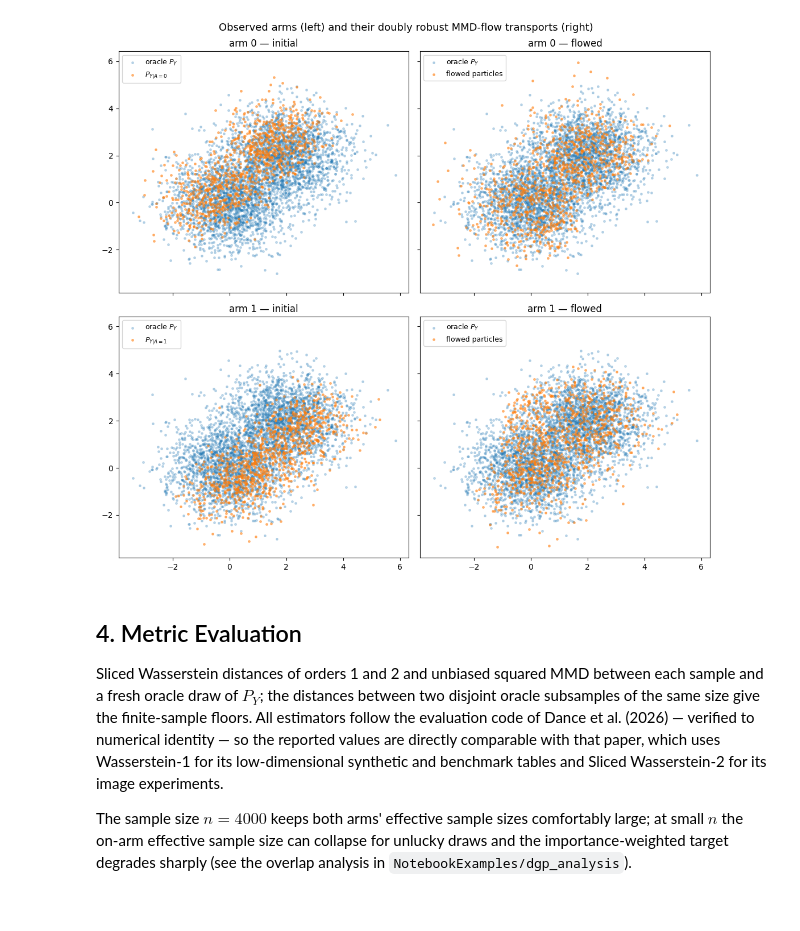
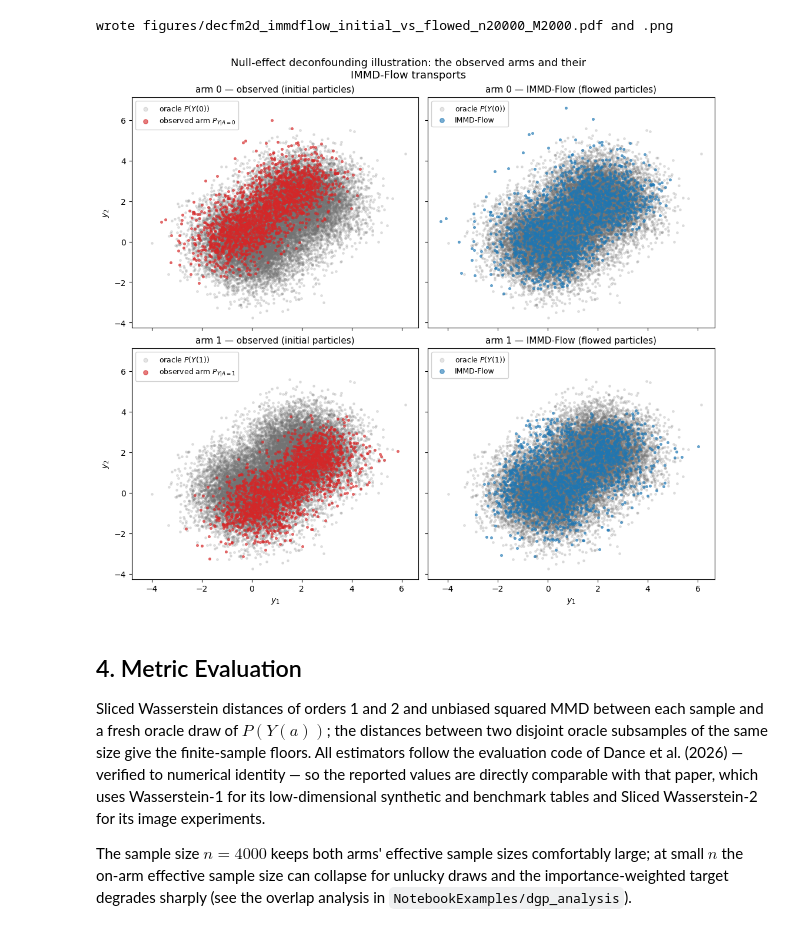
Before and after one commit to BariscanBozkurt/Interventional-MMD-Flow-Sampling, a Jupyter notebook: NotebookExamples/Interventional_MMD_Flow/DecFM_2D_Mixture_RBF_MMD_Flow_Euler.ipynb, the cells around one changed output. Drawn from its saved outputs; the diff is of its cells as text; code cells hidden in the pictures.

```diff
--- a/NotebookExamples/Interventional_MMD_Flow/DecFM_2D_Mixture_RBF_MMD_Flow_Euler.ipynb
+++ b/NotebookExamples/Interventional_MMD_Flow/DecFM_2D_Mixture_RBF_MMD_Flow_Euler.ipynb
@@ -48,6 +55,21 @@ the marginal.
 # %%
-n, m = 4000, 1000
-data = sample_decfm_2d_data(n_samples=n, confounding_strength=3.0, mixture_delta=2.0, seed=601)
+# The headline configuration of the simulation: 20000 logged rows, 2000 particles.
+n, m = 20000, 2000
+N_LANDMARKS = 1024        # --n_landmarks, the projected-Nystrom rank
+DATA_SEED = 0            # --data_seeds 0, the first headline seed
+N_REF = 2000             # --n_ref: the simulation's fixed reference draw
+
+data = sample_decfm_2d_data(n_samples=n, confounding_strength=3.0, mixture_delta=2.0,
+                            noise_std=0.2, seed=DATA_SEED)
+
+# The simulation scores every row against a FIXED reference draw taken on a disjoint seed,
+# not against this sample's own oracle counterpart: its first half scores the flow and its
+# second half is the floor. Reproduced here so the metrics below are comparable with the
+# headline CSV rather than merely similar.
+reference = sample_decfm_2d_data(n_samples=2 * N_REF, confounding_strength=3.0,
+                                 mixture_delta=2.0, noise_std=0.2,
+                                 seed=100000 + DATA_SEED)["Y_oracle"]
+Y_ref, Y_ref_2 = reference[:N_REF], reference[N_REF:]
 X, A_logged, Y_logged = data["X"], data["A_logged"], data["Y_logged"]
 Y_oracle = data["Y_oracle"]
 A_flat = A_logged.ravel()
@@ -114,33 +165,59 @@ kernel bandwidth.
 # %%
 step_size = 0.05 * kernel_y.length_scale.item() ** 2
+# Every SNAPSHOT_EVERY iterations the particle cloud is copied out, so section 5 can draw
+# the route each particle took. Snapshotting only clones a tensor -- it draws no random
+# number and touches no state -- so the transports and the metrics below are unaffected.
+SNAPSHOT_EVERY = 25
+N_ITERATIONS = 3000
 particles = {}
 for a in (0, 1):
     arm_idx = torch.nonzero(A_flat == a).ravel()
     generator = torch.Generator().manual_seed(0)
     init = Y_logged[arm_idx[torch.randperm(len(arm_idx), generator=generator)[:m]]].clone()
-    flowed, _ = mmd_gradient_flow(kernel_y, Y_logged, init, step_size=step_size,
-                                  n_iterations=3000, target_weights=v_dr[a], verbose=False)
-    particles[a] = {"initial": init, "flowed": flowed}
+    flowed, history = mmd_gradient_flow(kernel_y, Y_logged, init, step_size=step_size,
+                                        n_iterations=N_ITERATIONS, target_weights=v_dr[a],
+                                        snapshot_every=SNAPSHOT_EVERY, verbose=False)
+    particles[a] = {"initial": init, "flowed": flowed, "history": history}
 
-fig, axes = plt.subplots(2, 2, figsize=(11, 10), sharex=True, sharey=True)
+# ---- Figure 1: where the particles start and where IMMD-Flow puts them ----------
+FIGDIR, SAVE = "figures", True
+STEM1 = f"decfm2d_immdflow_initial_vs_flowed_n{n}_M{m}"
+
+fig, axes = plt.subplots(2, 2, figsize=(10.5, 9.4), sharex=True, sharey=True,
+                         layout="constrained")
 for a in (0, 1):
     for column, stage in enumerate(("initial", "flowed")):
         ax = axes[a, column]
-        ax.scatter(*np.asarray(Y_oracle).T, s=6, alpha=0.25, label="oracle $P_Y$")
-        ax.scatter(*np.asarray(particles[a][stage]).T, s=6, alpha=0.5,
-                   label=f"$P_{{Y|A={a}}}$" if stage == "initial" else "flowed particles")
-        ax.set_title(f"arm {a} — {stage}")
-        ax.legend(fontsize=9, loc="upper left")
-fig.suptitle("Observed arms (left) and their doubly robust MMD-flow transports (right)", fontsize=13)
-fig.tight_layout()
+        ax.scatter(*np.asarray(Y_oracle.cpu()).T, s=6, alpha=0.18, color="0.45",
+                   label=rf"oracle $P(Y({a}))$", zorder=1)
+        ax.scatter(*np.asarray(particles[a][stage].cpu()).T, s=7, alpha=0.6,
+                   color="tab:red" if stage == "initial" else "tab:blue",
+                   label=(rf"observed arm $P_{{Y|A={a}}}$" if stage == "initial"
+                          else "IMMD-Flow"), zorder=2)
+        ax.set_title(f"arm {a} — " + ("observed (initial particles)" if stage == "initial"
+                                      else "IMMD-Flow (flowed particles)"), fontsize=11)
+        ax.legend(fontsize=9, loc="upper left", framealpha=0.9, markerscale=2.0)
+        if a == 1:
+            ax.set_xlabel("$y_1$")
+        if column == 0:
+            ax.set_ylabel("$y_2$")
+fig.suptitle("Null-effect deconfounding illustration: the observed arms and their\n"
+             "IMMD-Flow transports", fontsize=13)
+if SAVE:
+    import os
+    os.makedirs(FIGDIR, exist_ok=True)
+    for ext in ("pdf", "png"):
+        fig.savefig(f"{FIGDIR}/{STEM1}.{ext}", dpi=200, bbox_inches="tight")
+    print(f"wrote {FIGDIR}/{STEM1}.pdf and .png")
 plt.show()
 # %% [output]
+wrote figures/decfm2d_immdflow_initial_vs_flowed_n20000_M2000.pdf and .png
-[figure, old version]
+[figure, new version]
 # %% [markdown]
 ## 4. Metric Evaluation
 
 Sliced Wasserstein distances of orders 1 and 2 and unbiased squared MMD between each sample and a
-fresh oracle draw of $P_Y$; the distances between two disjoint oracle subsamples of the same size
+fresh oracle draw of $P(Y(a))$; the distances between two disjoint oracle subsamples of the same size
 give the finite-sample floors. All estimators follow the evaluation code of Dance et al. (2026) —
 verified to numerical identity — so the reported values are directly comparable with that paper,
 which uses Wasserstein-1 for its low-dimensional synthetic and benchmark tables and Sliced
```
Also changed, not shown: parts of 9 cells of this notebook, 53 other files.
